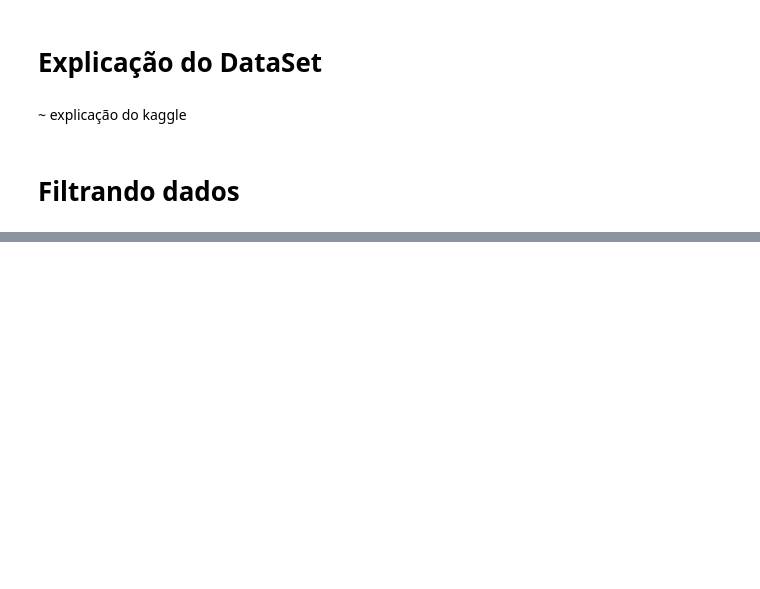
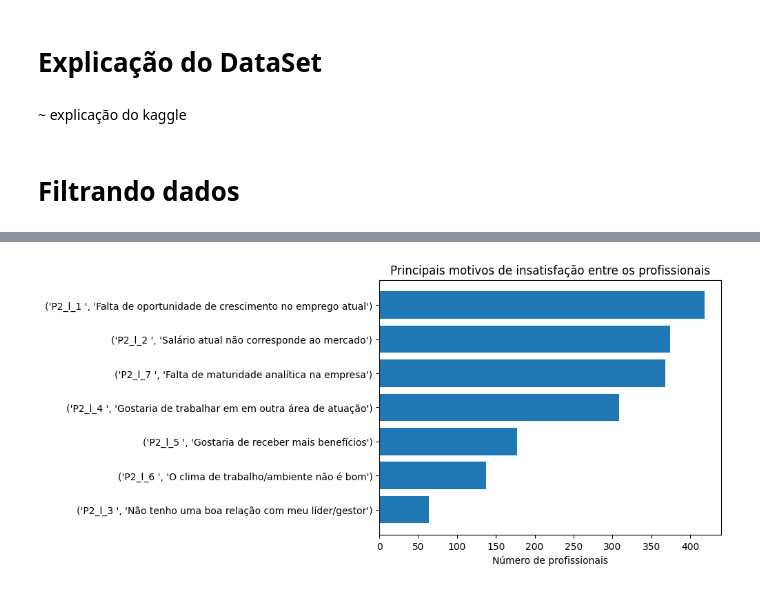
Before and after one commit to dallaqua/Trabalho_Santander_Coders_TPI, a Jupyter notebook: analise_mercado_dados_2022.ipynb, the cells around one changed output, grey strips where cells are left out. Cells and saved outputs as stored; diff of their text form; code cells hidden in the pictures; blank space fills up the shorter version.

```diff
--- a/analise_mercado_dados_2022.ipynb
+++ b/analise_mercado_dados_2022.ipynb
@@ -75,0 +141,12 @@ parte_8 = dados.filter(like = 'P8', axis = 1)
+# %%
+df_insatisfeitos = df_parte_2[df_parte_2[coluna_satisfação] == False]
+df_motivo_insatisfacao = df_insatisfeitos.loc[:,"('P2_l_1 ', 'Falta de oportunidade de crescimento no emprego atual')":"('P2_l_7 ', 'Falta de maturidade analítica na empresa')"]
+df_insatisfacoes = df_motivo_insatisfacao.sum().sort_values()
+indexes_motivo_insatisfaçao = df_insatisfacoes.index
+values_motivo_insatisfação = df_insatisfacoes.values
+
+plt.barh(indexes_motivo_insatisfaçao, values_motivo_insatisfação)
+plt.xlabel('Número de profissionais')
+plt.title('Principais motivos de insatisfação entre os profissionais')
+# %% [output]
+[figure, added]
```
Also changed, not shown: parts of 15 cells of this notebook.
